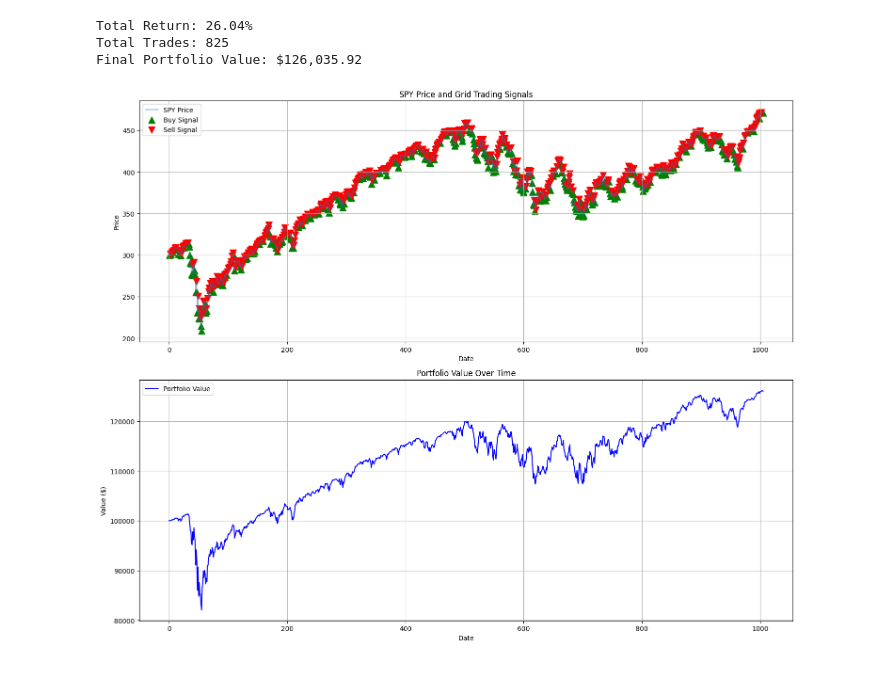
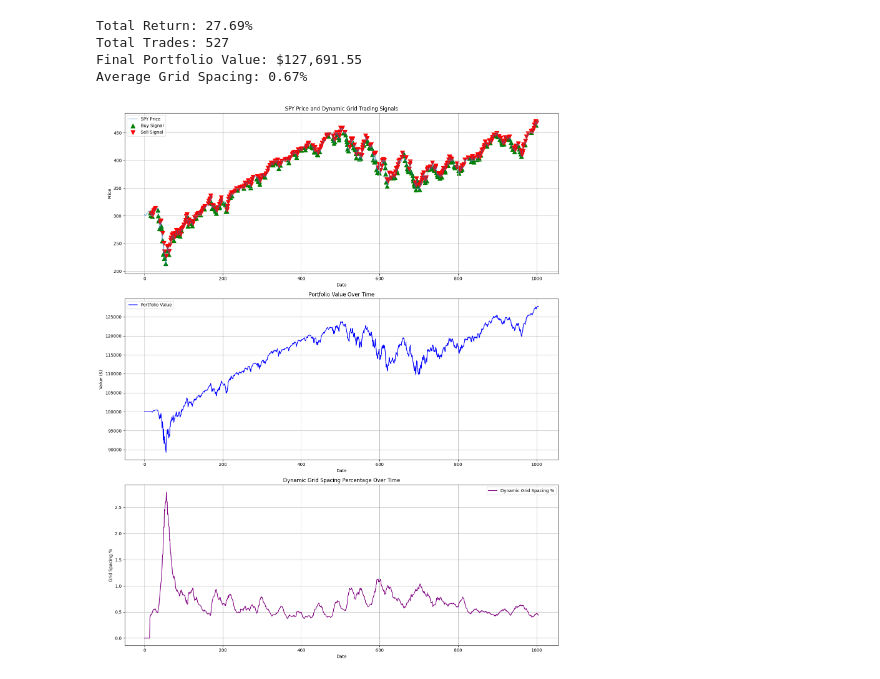
Before and after one commit to knangia04/maker-taker-trading-strategies, a Jupyter notebook: Grid_Trading_MM_Strategy/initial_analysis.ipynb, the cells around one changed output. Saved outputs shown, nothing was run; the diff lists cells and outputs as text; code cells hidden in the pictures.

Commit message:
python backtesting for grid trading complete (aside from some formatting)! added dynamic grid spacing

```diff
--- a/Grid_Trading_MM_Strategy/initial_analysis.ipynb
+++ b/Grid_Trading_MM_Strategy/initial_analysis.ipynb
@@ -144,9 +156,9 @@ def calculate_max_drawdown(portfolio_values):
 # %%
-def plot_results(data, portfolio):
+def plot_dynamic_results(data, portfolio):
     """
-    Plot trading results
+    Plot trading results with additional volatility metrics
     """
-    fig, (ax1, ax2) = plt.subplots(2, 1, figsize=(15, 12))
+    fig, (ax1, ax2, ax3) = plt.subplots(3, 1, figsize=(15, 18))
 
     # Plot 1: Price and Signals
     ax1.plot(data.index, data['Close'], label='SPY Price', alpha=0.5)
@@ -161,7 +173,7 @@ def plot_results(data, portfolio):
     ax1.scatter(sells.index, sells['Close'],
                color='red', marker='v', s=100, label='Sell Signal')
 
-    ax1.set_title('SPY Price and Grid Trading Signals')
+    ax1.set_title('SPY Price and Dynamic Grid Trading Signals')
     ax1.set_xlabel('Date')
     ax1.set_ylabel('Price')
     ax1.legend()
@@ -176,35 +188,46 @@ def plot_results(data, portfolio):
     ax2.legend()
     ax2.grid(True)
 
+    # Plot 3: Grid Spacing % (Volatility Indicator)
+    ax3.plot(portfolio.index, portfolio['Grid_Spacing_Pct'],
+             label='Dynamic Grid Spacing %', color='purple')
+    ax3.set_title('Dynamic Grid Spacing Percentage Over Time')
+    ax3.set_xlabel('Date')
+    ax3.set_ylabel('Grid Spacing %')
+    ax3.legend()
+    ax3.grid(True)
+
     plt.tight_layout()
     plt.show()
 # %%
 start_date = '2020-01-01'
 end_date = '2023-12-31'
-grid_spacing_pct = 0.2
+base_grid_spacing_pct = 0.2
+vol_multiplier = 1.5
 initial_capital = 100000
 
-# Fetch data
+# Fetch data and generate signals
 data = fetch_spy_data(start_date, end_date)
-
-# Generate signals
-data = generate_grid_signals(data, grid_spacing_pct)
+data = generate_dynamic_grid_signals(data, base_grid_spacing_pct, vol_multiplier)
 
 # Run backtest
-portfolio = backtest_grid_strategy(data, initial_capital)
+portfolio = backtest_dynamic_grid_strategy(data, initial_capital)
 
 # Calculate and display metrics
 total_return = (portfolio['Portfolio_Value'].iloc[-1] - initial_capital) / initial_capital * 100
 total_trades = len(data[data['Signal'] != 0])
+avg_grid_spacing = portfolio['Grid_Spacing_Pct'].mean()
 
 print(f"Total Return: {total_return:.2f}%")
 print(f"Total Trades: {total_trades}")
 print(f"Final Portfolio Value: ${portfolio['Portfolio_Value'].iloc[-1]:,.2f}")
+print(f"Average Grid Spacing: {avg_grid_spacing:.2f}%")
 
 # Plot results
-plot_results(data, portfolio)
+plot_dynamic_results(data, portfolio)
 # %% [output]
-Total Return: 26.04%
-Total Trades: 825
-Final Portfolio Value: $126,035.92
+Total Return: 27.69%
+Total Trades: 527
+Final Portfolio Value: $127,691.55
+Average Grid Spacing: 0.67%
-[figure, old version]
+[figure, new version]
```
Also changed, not shown: parts of 8 cells of this notebook.
